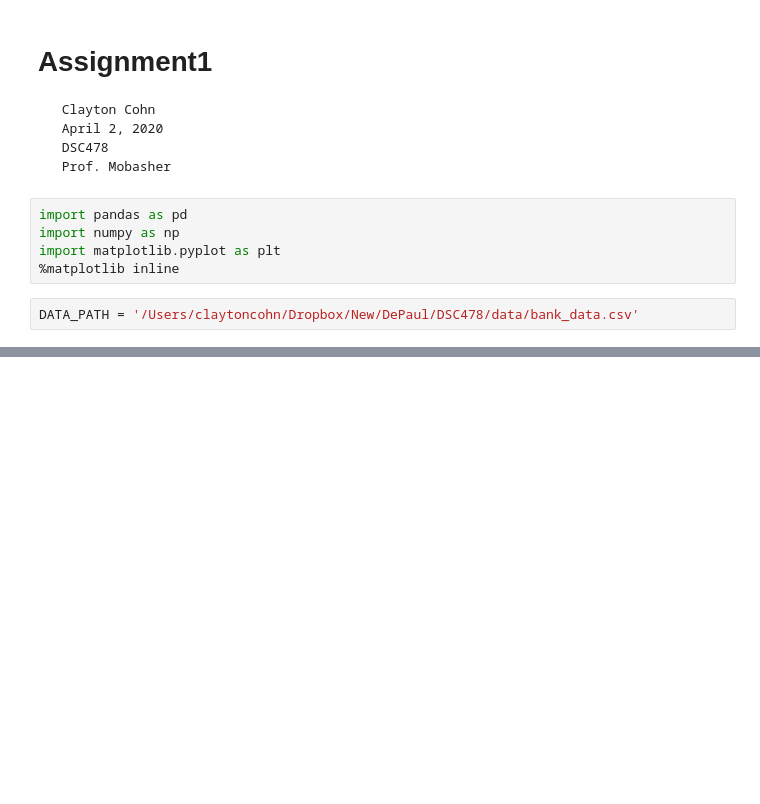
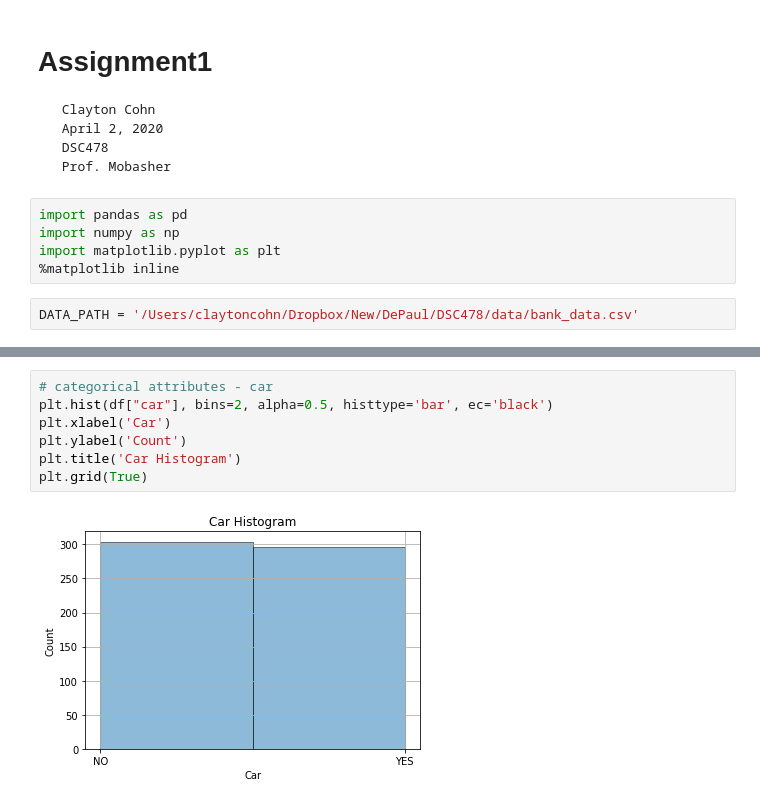
Before and after one commit to claytoncohn/DSC478, a Jupyter notebook: Jupyter/Assignment1.ipynb, the cells around one changed output, grey strips where cells are left out. Saved outputs shown, nothing was run; the diff lists cells and outputs as text; blank space fills up the shorter version.

```diff
--- a/Jupyter/Assignment1.ipynb
+++ b/Jupyter/Assignment1.ipynb
@@ -32,0 +103,9 @@ df.sample(10)
+# %%
+# categorical attributes - car
+plt.hist(df["car"], bins=2, alpha=0.5, histtype='bar', ec='black')
+plt.xlabel('Car')
+plt.ylabel('Count')
+plt.title('Car Histogram')
+plt.grid(True)
+# %% [output]
+[figure, added]
```
Also changed, not shown: parts of 12 cells of this notebook.
